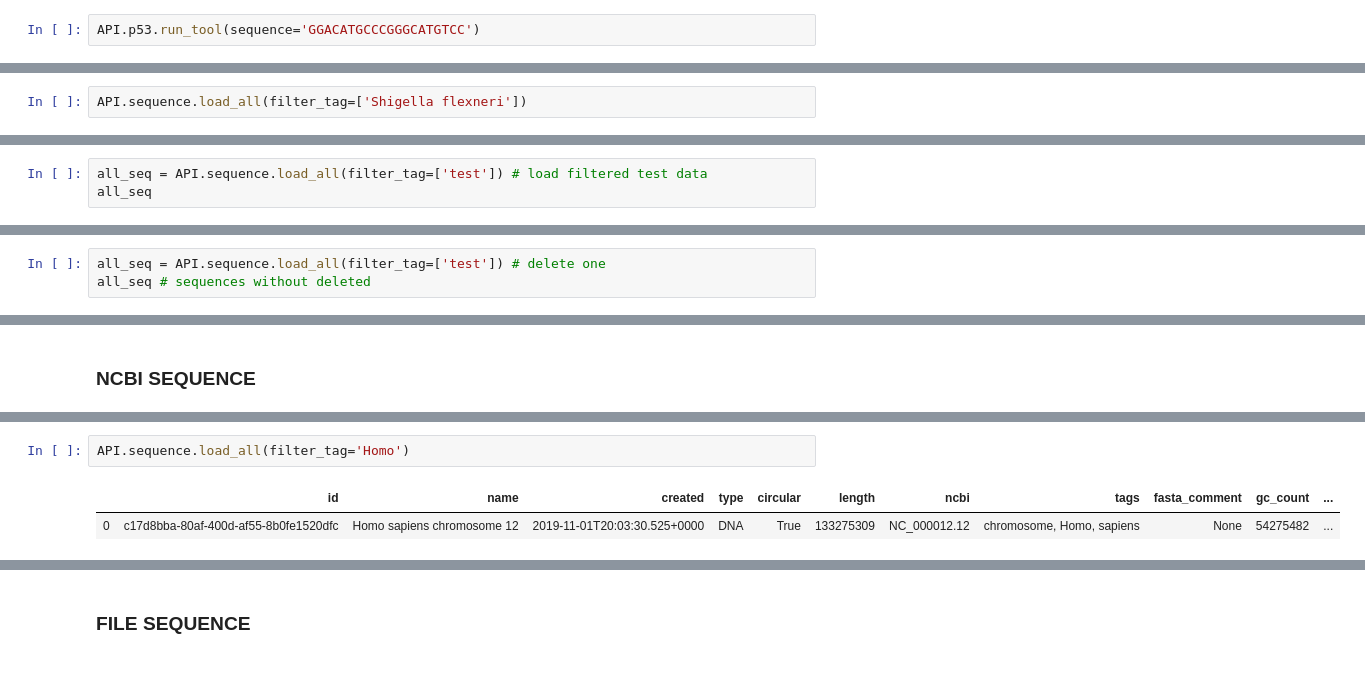
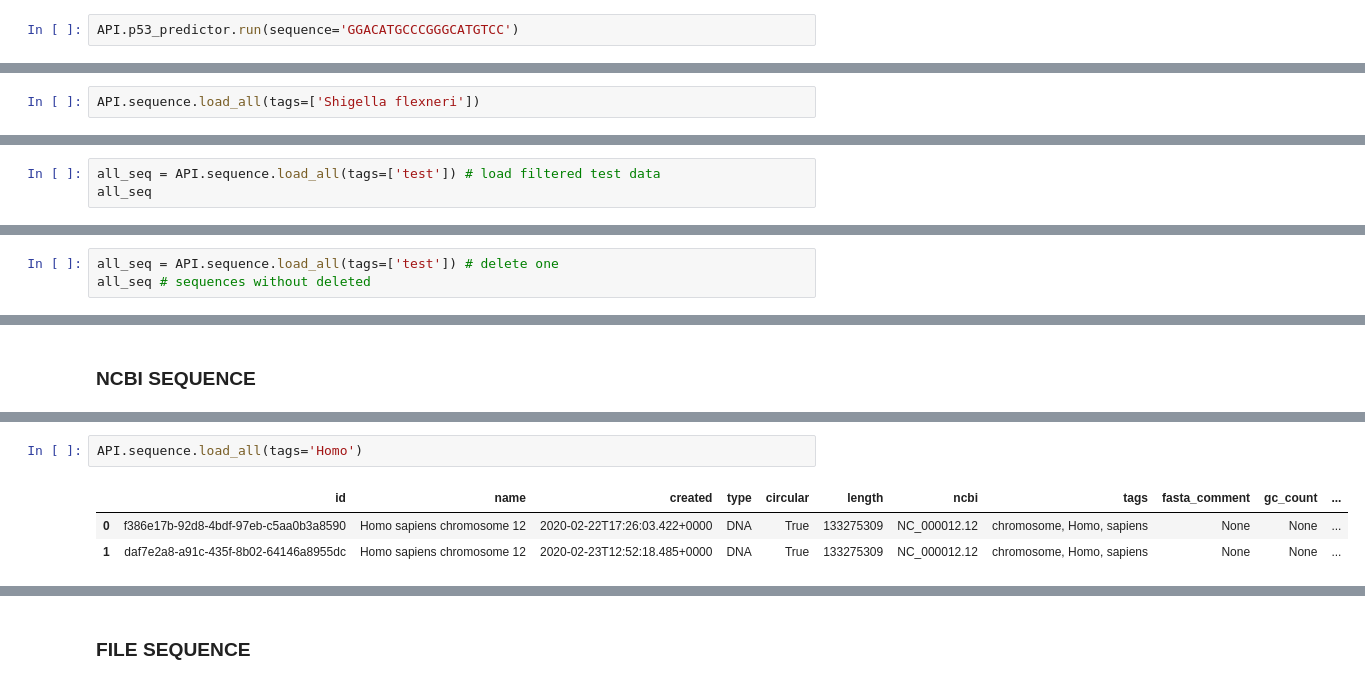
Before and after one commit to patrikkaura/dna-analyser-ibp, a Jupyter notebook: example/example_test_script-checkpoint.ipynb, the cells around one changed output, grey strips where cells are left out. Cells and saved outputs as stored; diff of their text form.

```diff
--- a/example/example_test_script-checkpoint.ipynb
+++ b/example/example_test_script-checkpoint.ipynb
@@ -29,7 +28,7 @@ API.g4killer.run_tool(origin_sequence='AATTATTTGGAAAGGGGGGGTTTTCCGA', threshold=
 # %% [markdown]
 ### P53 PREDICTOR
 # %%
-API.p53.run_tool(sequence='GGACATGCCCGGGCATGTCC')
+API.p53_predictor.run(sequence='GGACATGCCCGGGCATGTCC')
 # %% [output]
 |  | 0 |
 | position | 0 |
@@ -41,6 +40,6 @@ API.p53.run_tool(sequence='GGACATGCCCGGGCATGTCC')
 # %% [markdown]
 ### SEQUENCES
 # %%
-API.sequence.load_all(filter_tag=['Shigella flexneri'])
+API.sequence.load_all(tags=['Shigella flexneri'])
 # %% [output]
 |  | id | name | created | type | circular | length | ncbi | tags | fasta_comment | gc_count | ... |
@@ -64,5 +68,5 @@ Sequence Testovaci 4 uploading: 100 % uploaded [00:00, 477.96 % uploaded/s]
 # %%
-all_seq = API.sequence.load_all(filter_tag=['test']) # load filtered test data
+all_seq = API.sequence.load_all(tags=['test']) # load filtered test data
 all_seq
 # %% [output]
 |  | id | name | created | type | circular | length | ncbi | tags | fasta_comment | gc_count | ... |
@@ -78,5 +82,5 @@ Sequence e0ae0762-c734-4931-835c-c957cccfc14b was deleted
 # %%
-all_seq = API.sequence.load_all(filter_tag=['test']) # delete one
+all_seq = API.sequence.load_all(tags=['test']) # delete one
 all_seq # sequences without deleted
 # %% [output]
 |  | id | name | created | type | circular | length | ncbi | tags | fasta_comment | gc_count | ... |
@@ -117,8 +131,9 @@ Sequence Homo sapiens chromosome 12 uploading: 100 % uploaded [00:00, 673.19 % u
 # %%
-API.sequence.load_all(filter_tag='Homo')
+API.sequence.load_all(tags='Homo')
 # %% [output]
 |  | id | name | created | type | circular | length | ncbi | tags | fasta_comment | gc_count | ... |
-| 0 | c17d8bba-80af-400d-af55-8b0fe1520dfc | Homo sapiens chromosome 12 | 2019-11-01T20:03:30.525+0000 | DNA | True | 133275309 | NC_000012.12 | chromosome, Homo, sapiens | None | 54275482 | ... |
+| 0 | f386e17b-92d8-4bdf-97eb-c5aa0b3a8590 | Homo sapiens chromosome 12 | 2020-02-22T17:26:03.422+0000 | DNA | True | 133275309 | NC_000012.12 | chromosome, Homo, sapiens | None | None | ... |
+| 1 | daf7e2a8-a91c-435f-8b02-64146a8955dc | Homo sapiens chromosome 12 | 2020-02-23T12:52:18.485+0000 | DNA | True | 133275309 | NC_000012.12 | chromosome, Homo, sapiens | None | None | ... |
 # %%
 API.sequence.load_all()
 # %% [output]
```
Also changed, not shown: parts of 39 cells of this notebook, 46 other files.
